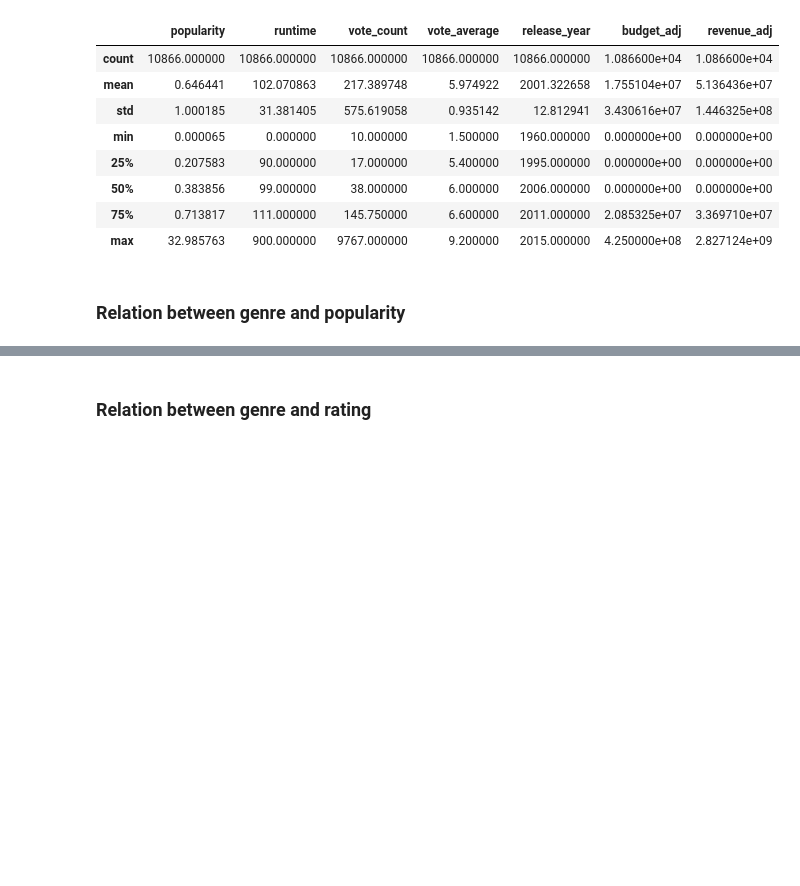
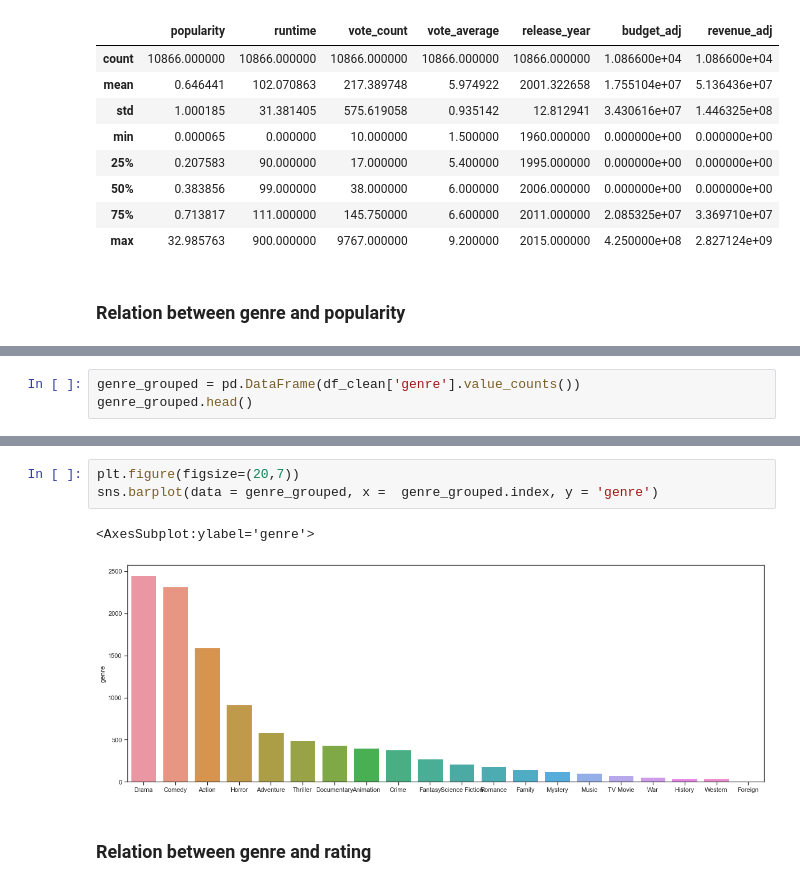
Before and after one commit to HossamHeikal/Investigate-dataset, a Jupyter notebook: investigate-a-dataset-template.ipynb, the cells around one changed output, grey strips where cells are left out. Saved outputs shown, nothing was run; the diff lists cells and outputs as text; blank space fills up the shorter version.

```diff
--- a/investigate-a-dataset-template.ipynb
+++ b/investigate-a-dataset-template.ipynb
@@ -193,0 +195,3 @@ sns.barplot(x  = 'genre', y = 'popularity', data = df_clean,  ci="sd", capsize=.
+# %%
+genre_grouped = pd.DataFrame(df_clean['genre'].value_counts())
+genre_grouped.head()
@@ -194,3 +205,9 @@ sns.barplot(x  = 'genre', y = 'popularity', data = df_clean,  ci="sd", capsize=.
+# %%
+plt.figure(figsize=(20,7))
+sns.barplot(data = genre_grouped, x =  genre_grouped.index, y = 'genre')
+# %% [output]
+<AxesSubplot:ylabel='genre'>
+[figure, added]
 # %% [markdown]
 ### Relation between genre and rating
 # %%
```
Also changed, not shown: parts of 18 cells of this notebook, 2 other files.
